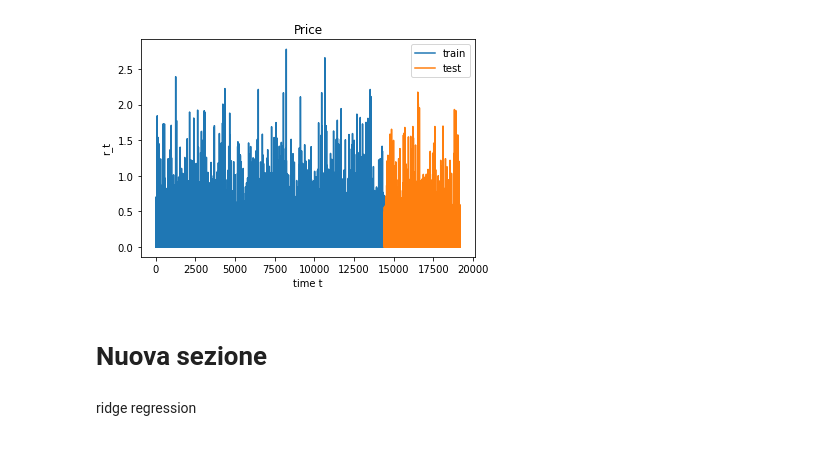
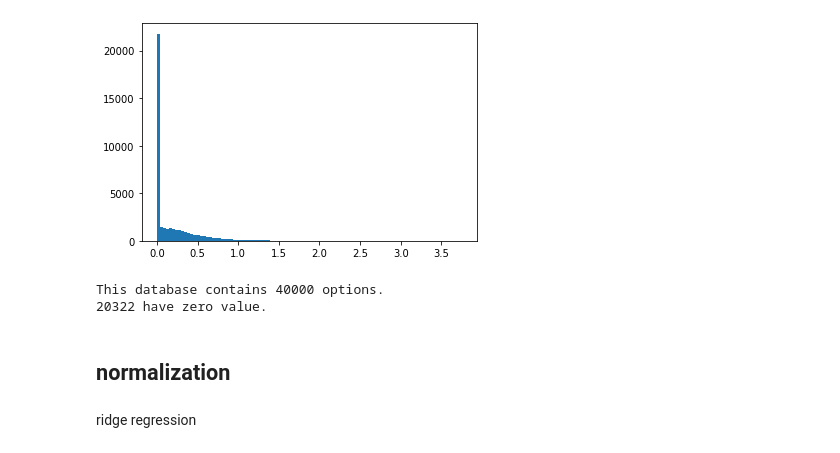
Before and after one commit to anitamezzetti/Heston_option_pricing, a Jupyter notebook: ml models.ipynb, the cells around one changed output. Saved outputs shown, nothing was run; the diff lists cells and outputs as text; code cells hidden in the pictures.

```diff
--- a/ml models.ipynb
+++ b/ml models.ipynb
@@ -36,15 +36,15 @@ print(f"Dimensionality of x_train: {x_train.shape}")
 print(f"Dimensionality of X_test : {x_test.shape}")
 print(f"Dimensionality of y_train: {y_train.shape}")
 print(f"Dimensionality of y_test : {y_test.shape}")
-# %%
-plt.title("Price")
-plt.xlabel("time t")
-plt.ylabel("r_t")
-plt.plot(range(y_train.size), y_train, label='train')
-plt.plot(range(y_train.size, y_train.size + y_test.size), y_test, label='test')
-plt.legend()
-plt.show()
-# %% [output]
-[figure, removed]
-# %% [markdown]
-# Nuova sezione
+# %%
+plt.hist(df.price, bins =100);
+# %% [output]
+[figure, added]
+# %%
+zero_values = sum(x == 0 for x in df.price)
+non_zeros_values = sum(x != 0 for x in df.price)
+
+print(f"This database contains {len(df)} options. \n{zero_values} have zero value.")
+# %% [output]
+This database contains 40000 options.
+20322 have zero value.
@@ -51,3 +53,5 @@ plt.show()
+# %% [markdown]
+## normalization
 # %% [markdown]
 ridge regression
 # %% [markdown]
```
Also changed, not shown: parts of 2 cells of this notebook, 3 other files.
